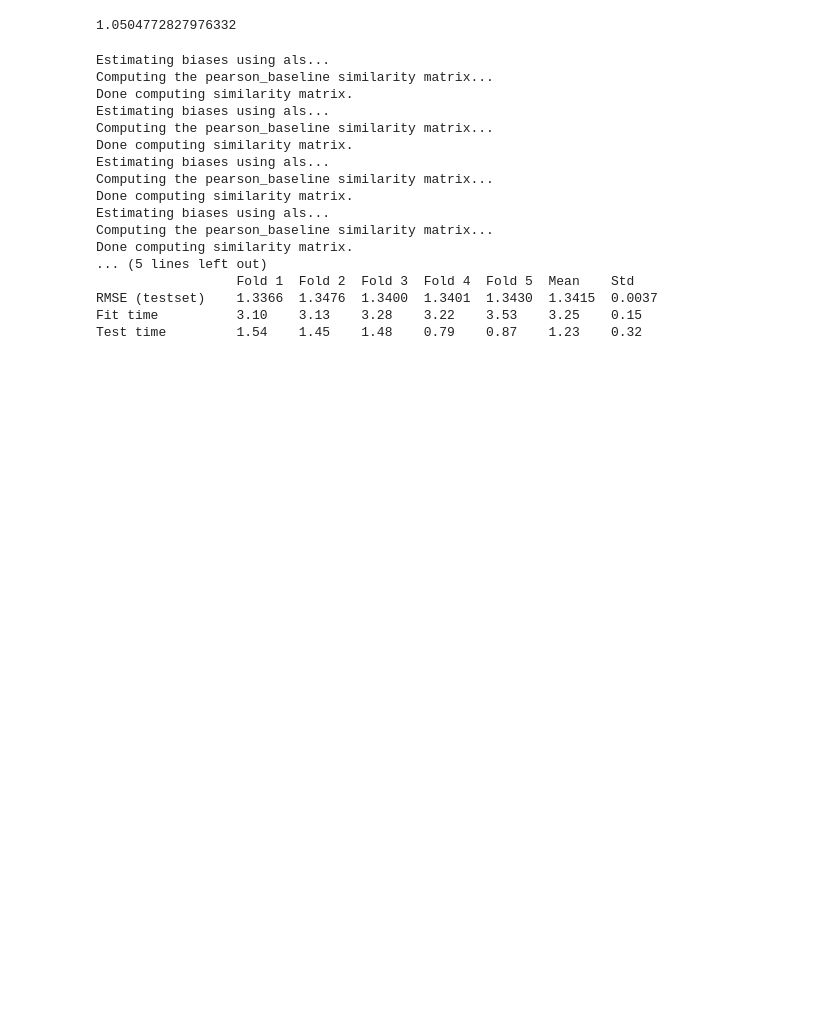
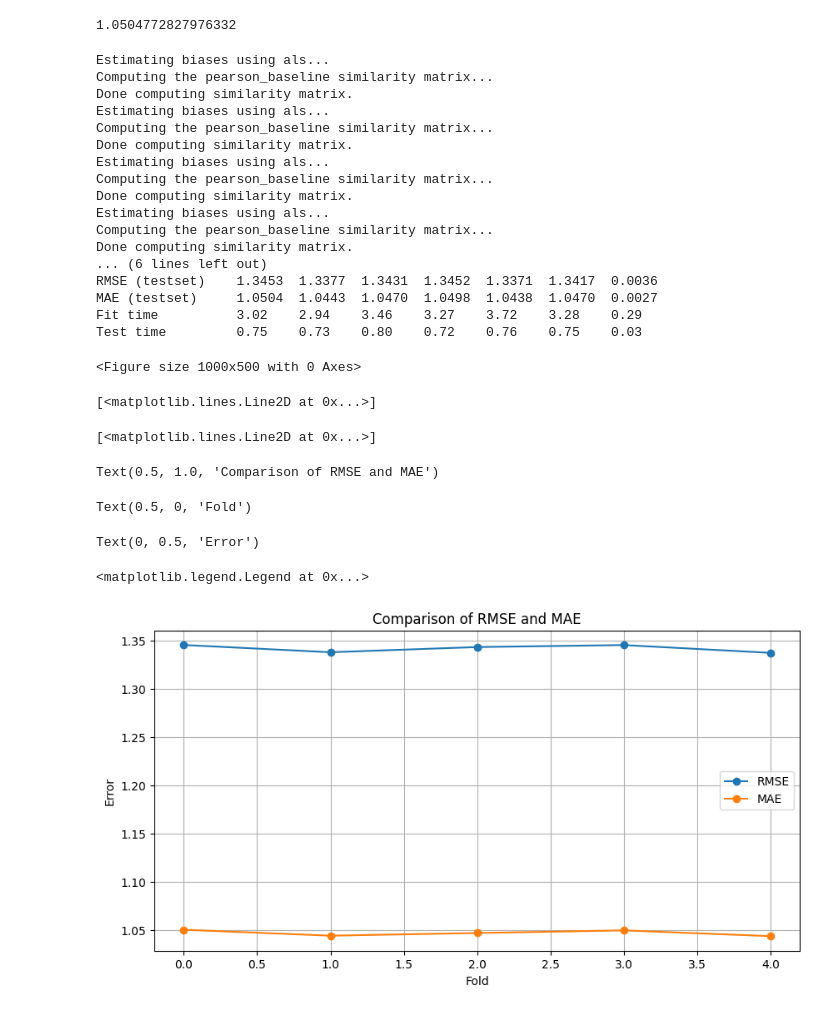
Before and after one commit to olober76/AmazonRecomsys, a Jupyter notebook: AmazonRecomSys.ipynb, the cells around one changed output. Saved outputs shown, nothing was run; the diff lists cells and outputs as text; code cells hidden in the pictures; blank space fills up the shorter version.

```diff
--- a/AmazonRecomSys.ipynb
+++ b/AmazonRecomSys.ipynb
@@ -587,7 +569,7 @@ MAE:  1.0505
 from surprise.model_selection import cross_validate
 
 # Perform cross-validation
-results = cross_validate(algo, data, measures=['RMSE'], cv=5, verbose=True)
+results = cross_validate(algo, data, measures=['RMSE', 'MAE'], cv=5, verbose=True)
 # %% [output]
 Estimating biases using als...
 Computing the pearson_baseline similarity matrix...
@@ -601,8 +583,37 @@ Done computing similarity matrix.
 Estimating biases using als...
 Computing the pearson_baseline similarity matrix...
 Done computing similarity matrix.
-... (5 lines left out)
-                  Fold 1  Fold 2  Fold 3  Fold 4  Fold 5  Mean    Std
-RMSE (testset)    1.3366  1.3476  1.3400  1.3401  1.3430  1.3415  0.0037
-Fit time          3.10    3.13    3.28    3.22    3.53    3.25    0.15
-Test time         1.54    1.45    1.48    0.79    0.87    1.23    0.32
+... (6 lines left out)
+RMSE (testset)    1.3453  1.3377  1.3431  1.3452  1.3371  1.3417  0.0036
+MAE (testset)     1.0504  1.0443  1.0470  1.0498  1.0438  1.0470  0.0027
+Fit time          3.02    2.94    3.46    3.27    3.72    3.28    0.29
+Test time         0.75    0.73    0.80    0.72    0.76    0.75    0.03
+# %%
+# Ambil nilai RMSE dan MAE dari hasil cross-validation
+rmse_cv = results['test_rmse']
+mae_cv = results['test_mae']
+
+# Plot hasil evaluasi
+plt.figure(figsize=(10, 5))
+
+# Plot RMSE
+plt.plot(rmse_cv, label='RMSE', marker='o')
+
+# Plot MAE
+plt.plot(mae_cv, label='MAE', marker='o')
+
+plt.title('Comparison of RMSE and MAE')
+plt.xlabel('Fold')
+plt.ylabel('Error')
+plt.legend()
+plt.grid(True)
+plt.show()
+# %% [output]
+<Figure size 1000x500 with 0 Axes>
+[<matplotlib.lines.Line2D at 0x...>]
+[<matplotlib.lines.Line2D at 0x...>]
+Text(0.5, 1.0, 'Comparison of RMSE and MAE')
+Text(0.5, 0, 'Fold')
+Text(0, 0.5, 'Error')
+<matplotlib.legend.Legend at 0x...>
+[figure, added]
```
Also changed, not shown: parts of 4 cells of this notebook.
